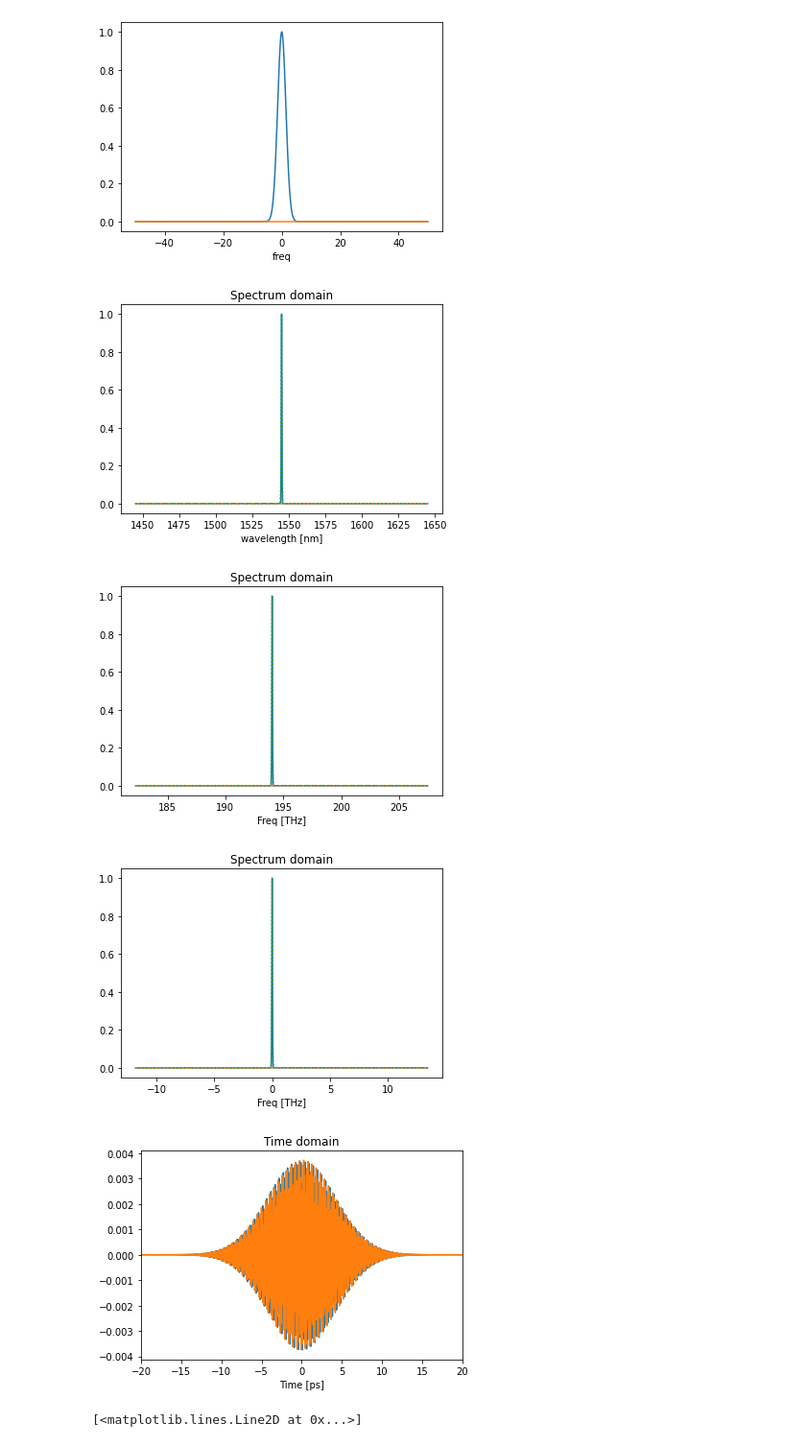
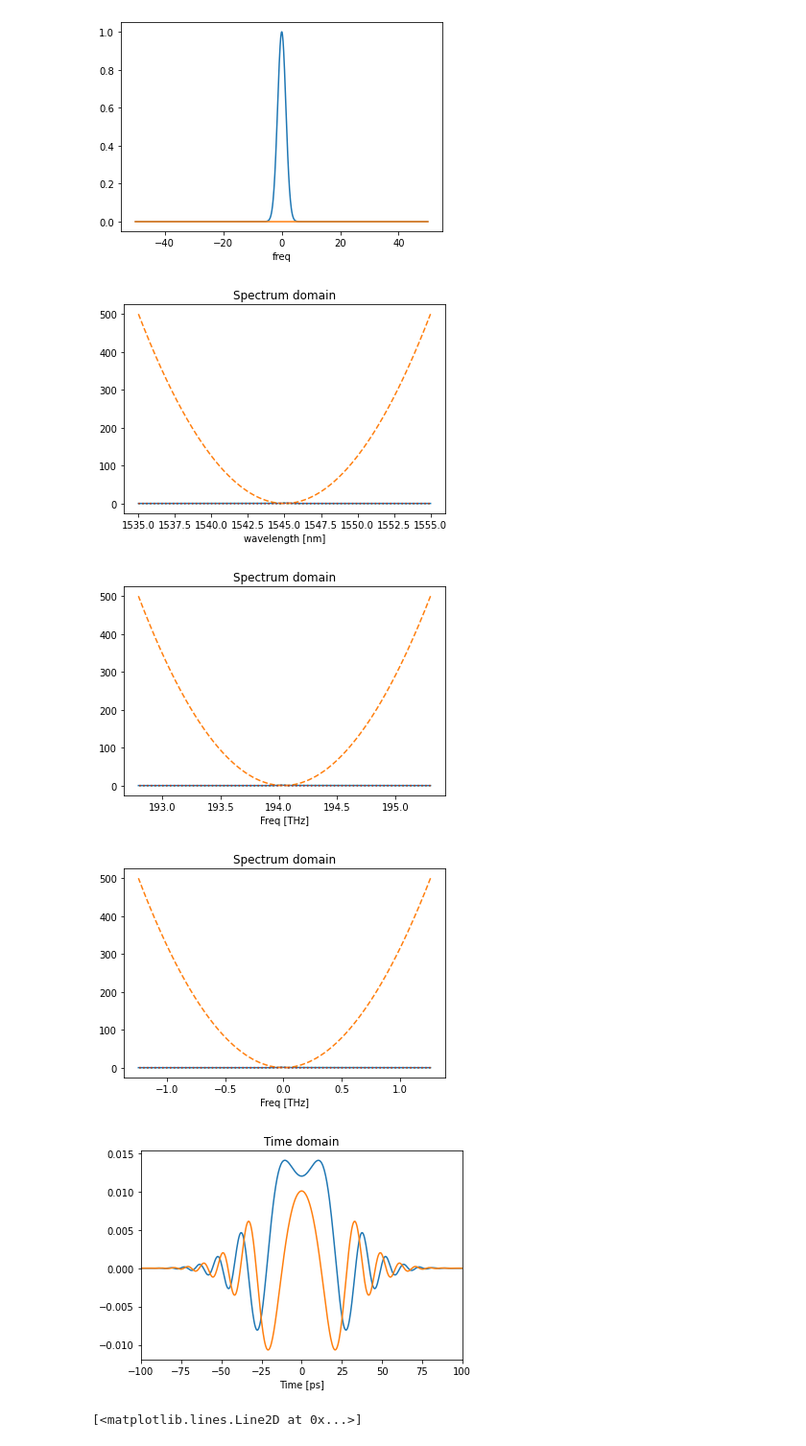
Before and after one commit to ruofan-he/pulse_reconstruction, a Jupyter notebook: pulse_fourier1545.ipynb, the cells around one changed output. Shown: that part at 96% size. Drawn from its saved outputs; the diff is of its cells as text; code cells hidden in the pictures.

```diff
--- a/pulse_fourier1545.ipynb
+++ b/pulse_fourier1545.ipynb
@@ -67,7 +67,7 @@ plt.show()
 [figure]
 [figure]
 # %%
-wavelength_range = np.linspace(1545-100,1545+100, 10000)
+wavelength_range = np.linspace(1545-10,1545+10, 10000)
 c = 299792458
 freq_range = c/ (wavelength_range*1E-9)/1E12
 bandwidth = 0.5
@@ -75,48 +75,54 @@ center_wavelength = 1545
 center_freq = c/ (center_wavelength*1E-9)/1E12
 power = np.exp(-((wavelength_range- center_wavelength)/(0.5*bandwidth))**2*np.log(2))
 phase = 0*wavelength_range
-electric_field = np.sqrt(power)
+
+phase = 5*(wavelength_range- center_wavelength)**2
+
+electric_field = np.sqrt(power)*np.exp(2j*np.pi*phase)
 
 plt.plot(wavelength_range, power)
 plt.plot(wavelength_range, phase,linestyle = "dashed",)
-plt.plot(wavelength_range, electric_field, linestyle = "dotted")
+plt.plot(wavelength_range, electric_field.real, linestyle = "dotted")
+plt.plot(wavelength_range, electric_field.imag, linestyle = "dotted")
 plt.title('Spectrum domain')
 plt.xlabel('wavelength [nm]')
 plt.show()
 
 plt.plot(freq_range, power)
 plt.plot(freq_range, phase,linestyle = "dashed",)
-plt.plot(freq_range, electric_field, linestyle = "dotted")
+plt.plot(freq_range, electric_field.real, linestyle = "dotted")
+plt.plot(freq_range, electric_field.imag, linestyle = "dotted")
 plt.title('Spectrum domain')
 plt.xlabel('Freq [THz]')
 plt.show()
 
 shifted_freq_range = freq_range - center_freq
 
 plt.plot(shifted_freq_range, power)
 plt.plot(shifted_freq_range, phase,linestyle = "dashed",)
-plt.plot(shifted_freq_range, electric_field, linestyle = "dotted")
+plt.plot(shifted_freq_range, electric_field.real, linestyle = "dotted")
+plt.plot(shifted_freq_range, electric_field.imag, linestyle = "dotted")
 plt.title('Spectrum domain')
 plt.xlabel('Freq [THz]')
 plt.show()
 
 freq_x = shifted_freq_range.copy()
 freq_y = electric_field.copy()
 
-freq2time(start_time=-50)
+freq2time(start_time=-200)
 
-time_y = time_y*np.exp(2j*np.pi*center_freq*time_x)
+#time_y = time_y*np.exp(2j*np.pi*center_freq*time_x)
 plt.plot(time_x, time_y.real)
 plt.plot(time_x, time_y.imag)
 plt.title('Time domain')
 plt.xlabel('Time [ps]')
-plt.xlim([-20,20])
+plt.xlim([-100,100])
 plt.show()
 # %% [output]
-[figure, old version]
+[figure, new version]
-[figure, old version]
+[figure, new version]
-[figure, old version]
+[figure, new version]
-[figure, old version]
+[figure, new version]
 # %%
 x = np.linspace(0,1,10)
 y = np.exp(2j*np.pi*x)
```
